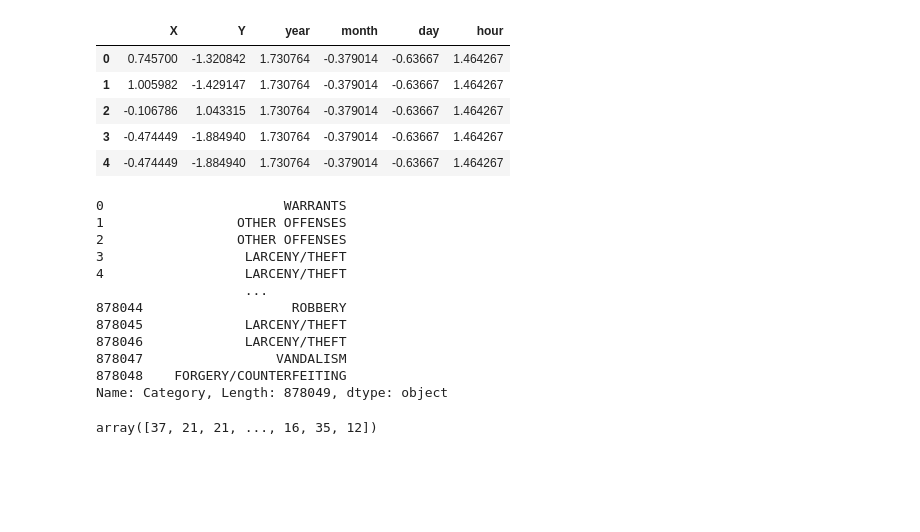
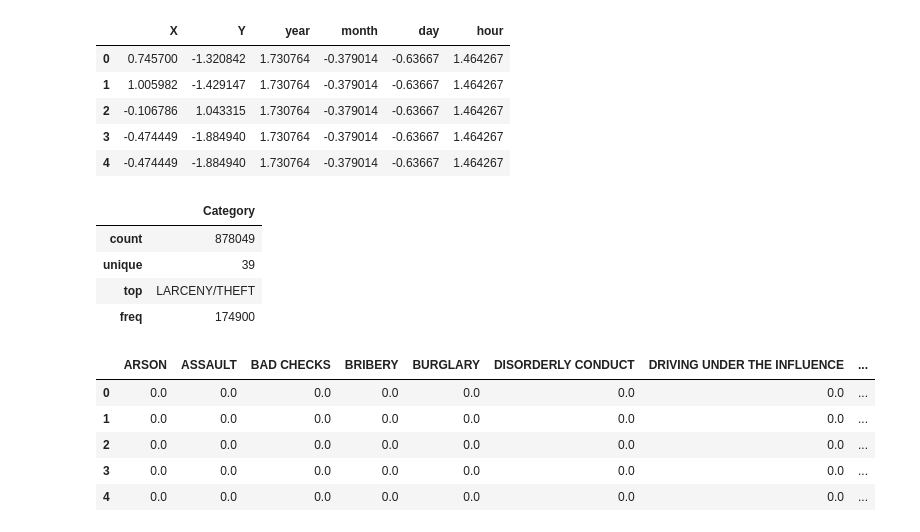
Before and after one commit to nandhukumar86/mykagglesubmissions, a Jupyter notebook: SanFranciscoCrimeClassification.ipynb, the cells around one changed output. Cells and saved outputs as stored; diff of their text form; code cells hidden in the pictures; blank space fills up the shorter version.

```diff
--- a/SanFranciscoCrimeClassification.ipynb
+++ b/SanFranciscoCrimeClassification.ipynb
@@ -220,6 +205,8 @@ df_train.drop(columns= ['Dates'], inplace=True)
 df_test.drop(columns= ['Dates'], inplace=True)
 # %%
 y_train = df_train.pop('Category')
+# %%
+y_train = pd.DataFrame(y_train, columns=['Category'])
 # %%
 X_train = df_train.copy(deep=True)
 X_test = df_test.copy(deep=True)
@@ -479,29 +467,32 @@ X_test.head()
 | 3 | -0.474449 | -1.884940 | 1.730764 | -0.379014 | -0.63667 | 1.464267 |
 | 4 | -0.474449 | -1.884940 | 1.730764 | -0.379014 | -0.63667 | 1.464267 |
 # %%
-y_train
+y_train.describe()
 # %% [output]
-0                       WARRANTS
-1                 OTHER OFFENSES
-2                 OTHER OFFENSES
-3                  LARCENY/THEFT
-4                  LARCENY/THEFT
-                   ...
-878044                   ROBBERY
-878045             LARCENY/THEFT
-878046             LARCENY/THEFT
-878047                 VANDALISM
-878048    FORGERY/COUNTERFEITING
-Name: Category, Length: 878049, dtype: object
+|  | Category |
+| count | 878049 |
+| unique | 39 |
+| top | LARCENY/THEFT |
+| freq | 174900 |
 # %%
-from sklearn.preprocessing import LabelEncoder
+from sklearn.preprocessing import OneHotEncoder
 
-lEncoder = LabelEncoder()
-y_train = lEncoder.fit_transform(y_train)
+mlb = OneHotEncoder()
+
+y_train_1 = mlb.fit_transform(y_train)
+# %%
+y_train = pd.DataFrame(pd.DataFrame.sparse.from_spmatrix(y_train_1))
+# %%
+y_train.columns = mlb.categories_[0]
 # %%
-y_train
+y_train.head()
 # %% [output]
-array([37, 21, 21, ..., 16, 35, 12])
+|  | ARSON | ASSAULT | BAD CHECKS | BRIBERY | BURGLARY | DISORDERLY CONDUCT | DRIVING UNDER THE INFLUENCE | ... |
+| 0 | 0.0 | 0.0 | 0.0 | 0.0 | 0.0 | 0.0 | 0.0 | ... |
+| 1 | 0.0 | 0.0 | 0.0 | 0.0 | 0.0 | 0.0 | 0.0 | ... |
+| 2 | 0.0 | 0.0 | 0.0 | 0.0 | 0.0 | 0.0 | 0.0 | ... |
+| 3 | 0.0 | 0.0 | 0.0 | 0.0 | 0.0 | 0.0 | 0.0 | ... |
+| 4 | 0.0 | 0.0 | 0.0 | 0.0 | 0.0 | 0.0 | 0.0 | ... |
 # %%
 from sklearn.model_selection import train_test_split
 Xtrain, Xtest, ytrain, ytest = train_test_split(X_train, y_train, test_size=0.30, random_state=100)
```
Also changed, not shown: parts of 19 cells of this notebook.
